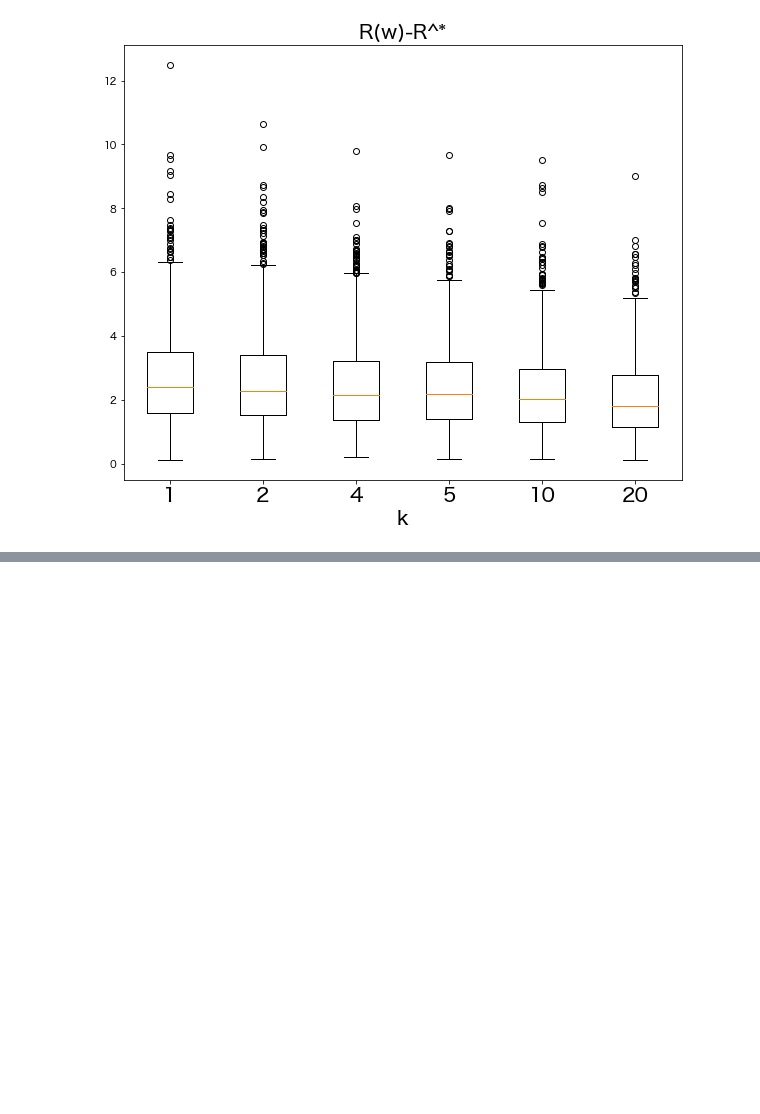
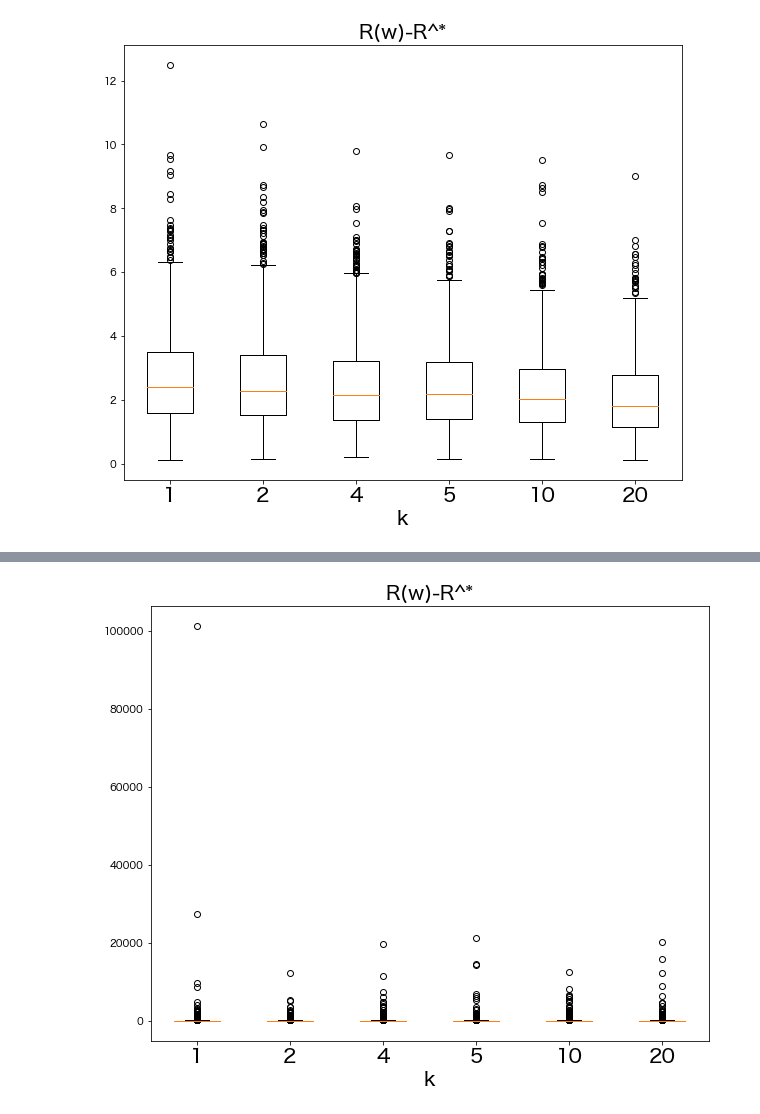
Before and after one commit to NaokiNakamichi/ML, a Jupyter notebook: GD/exp/simulation/DCSGD_Noise_0813.ipynb, the cells around one changed output, grey strips where cells are left out. Cells and saved outputs as stored; diff of their text form; code cells hidden in the pictures; blank space fills up the shorter version.

```diff
--- a/GD/exp/simulation/DCSGD_Noise_0813.ipynb
+++ b/GD/exp/simulation/DCSGD_Noise_0813.ipynb
@@ -48,15 +48,9 @@ fdic = {
 }
 
 columns=['1', '2', '4','5','10','20']
-fig = plt.figure(figsize=(10.0, 8.0))
-ax1 = fig.add_subplot(111)
-
-bp1 = ax1.boxplot(result_loss_gauss[:,[0,1,3,4,9,19]])
-ax1.set_xticklabels(columns,fontsize=20)
-ax1.set_title('R(w)-R^*',fontsize=20)
-ax1.set_xlabel('k',fontdict=fdic)
-
-plt.show()
+k_list = [0,1,3,4,9,19]
+title = f"noise type = {noise} Error variable = {E_var}"
+plot_set.box_plot_k(result=result_loss_gauss,k_string=columns,k_list=k_list,title=title)
 # %% [output]
 [figure]
 # %%
@@ -66,20 +60,3 @@ df.to_csv(f"save_result_data/{now:%m月%d日%H:%M:%S}_noise_{noise}_trial_num_{t
 # %%
 noise = "lognormal"
 DC = DC_SGD.DCSGDSimulation(w_star=w_star,n=n,E_var=E_var,X_mean=X_mean,X_var=X_var,noise=noise,loss_type=son,c=c,fixed_lr=True)
-# %%
-trail_num  = 1000
-_, result_loss_lognormal = DC.many_trails(trial_num=1000,max_k=20)
-fdic = {
-    "size" : 20,
-}
-
-columns=['1', '2', '4','5','10','20']
-fig = plt.figure(figsize=(10.0, 8.0))
-ax1 = fig.add_subplot(111)
-
-ax1.boxplot(result_loss_lognormal[:,[0,1,3,4,9,19]])
-ax1.set_xticklabels(columns,fontsize=20)
-ax1.set_title('R(w)-R^*',fontsize=20)
-ax1.set_xlabel('k',fontdict=fdic)
-
-plt.show()
@@ -89,3 +69,15 @@ plt.show()
 df = pd.DataFrame(result_loss_lognormal)
 now = datetime.datetime.now()
 df.to_csv(f"save_result_data/{now:%m月%d日%H:%M:%S}_noise_normal_trial_num_{trail_num}_E_var{E_var}.csv")
+# %%
+
+noise = "lognormal"
+E_var = 1.75
+DC = DC_SGD.DCSGDSimulation(w_star=w_star,n=n,E_var=E_var,X_mean=X_mean,X_var=X_var,noise=noise,loss_type=son,c=c,fixed_lr=True)
+# %%
+trail_num  = 1000
+_, result_loss_lognormal = DC.many_trails(trial_num=1000,max_k=20)
+
+plot_set.box_plot_k(result=result_loss_lognormal,k_string=columns,k_list=k_list,title=title)
+# %% [output]
+[figure, added]
```
Also changed, not shown: parts of 7 cells of this notebook, 2 other files.
